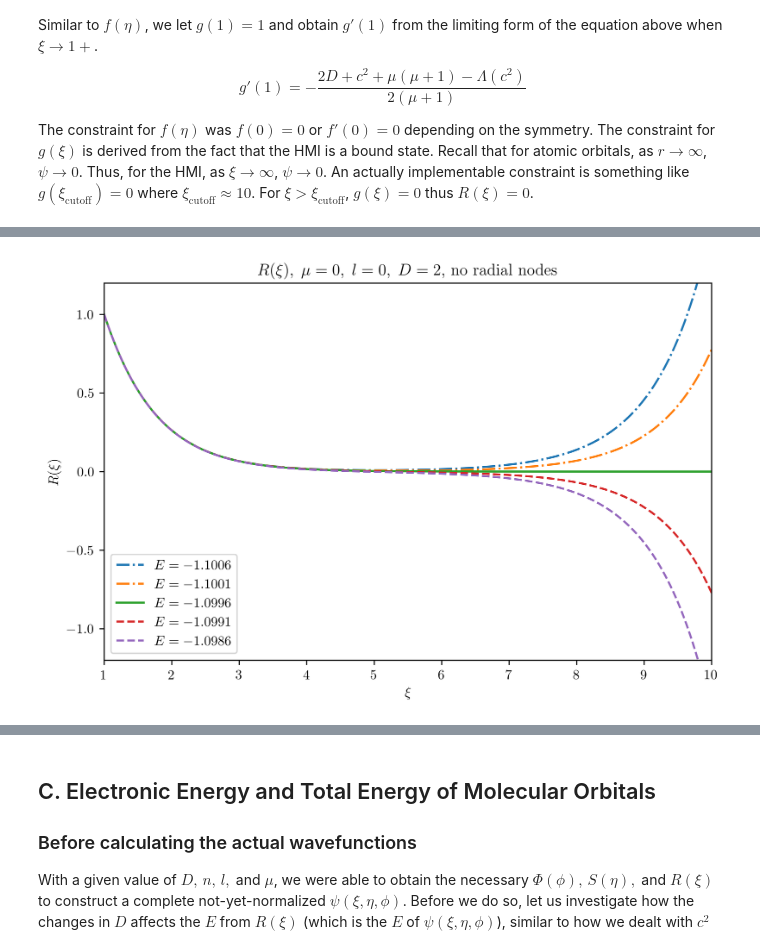
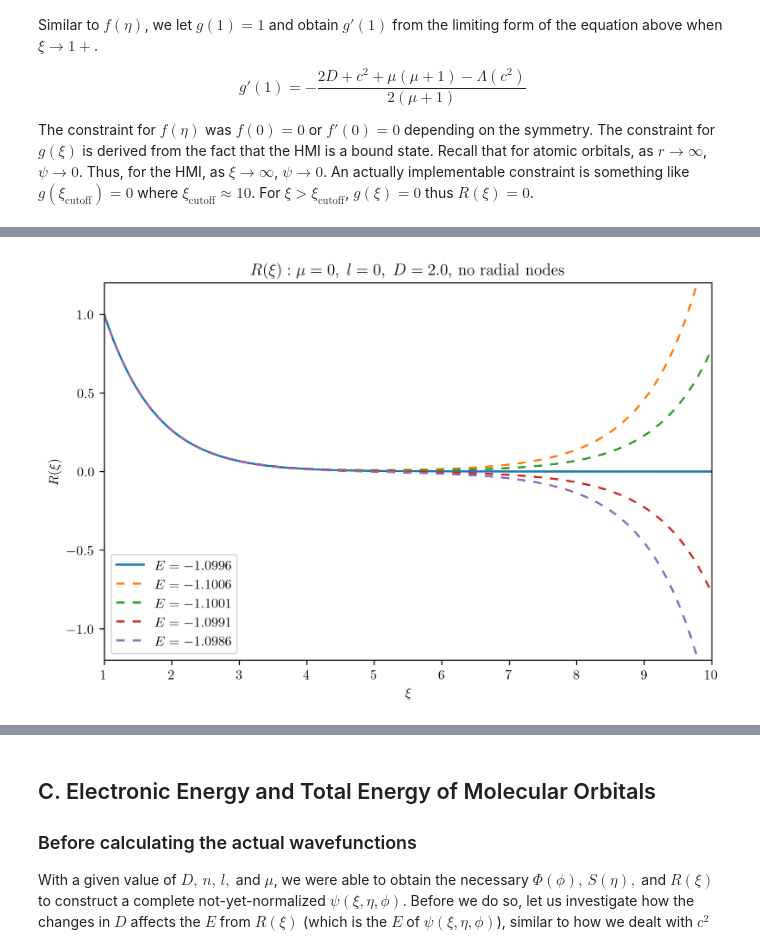
Before and after one commit to KeroseneNotForConsumption/hydrogen-molecular-ion, a Jupyter notebook: 3b_solve_R.ipynb, the cells around one changed output, grey strips where cells are left out. Cells and saved outputs as stored; diff of their text form; code cells hidden in the pictures.

```diff
--- a/3b_solve_R.ipynb
+++ b/3b_solve_R.ipynb
@@ -32,6 +32,9 @@ For this example, $\mu = 0$, $l = 0$, and $D = 2$.
 # %%
+import os
+
 import numpy as np
 from numpy import polynomial as P
+
 from scipy.integrate import solve_ivp
 from scipy.optimize import fsolve
 
@@ -46,17 +49,11 @@ plt.rcParams.update({
     "savefig.dpi": 300,
     "figure.figsize": [8.0, 5.0]})
 
-try:
-    # this may look good for retina display users
-    %config InlineBackend.figure_format = 'retina'
-except:
-    pass
-
-# lambdas we calculated before
-def get_lbda(mu, l):
-    # only for cases l <= 2
-    # lambdas we calculated before
-    import os
+# Lambdas as polynomials calculated previously
+# loaded in for use in this notebook
+def get_lbda(l, mu):
+    # only for values of mu and l
+    # with already calculated Lambdas
     filename = f"data_lbda/lbda_{mu}{l}.txt"
     filedir = os.path.join(os.path.abspath(''), filename)
     lbda_coef = None
@@ -64,69 +61,86 @@ def get_lbda(mu, l):
         lbda_coef = np.loadtxt(file)
     return P.Polynomial(lbda_coef)
 
-# mu, l, as declared above
+# l, mu, as declared above
+l = 0
 mu = 0
-l = 0
-D = 2
-lbda = get_lbda(mu, l)
+D = 2.0
+lbda = get_lbda(l, mu)
 
 # for a given E_val, solve R(xi)
-# also used to calculate g(10) for optimization
-def calculate_R(mu, l, E_val, lbda, cutoff=10, g10_instead=False):
+# also calculates g(cutoff) for optimization step
+# shown later in the notebook
+def calculate_R(l, mu, E_val, lbda, cutoff=10, g10_instead=False):
+    """Returns a series of values of R or the value of g(10)"""
     c2 = (1/2) * E_val * (D**2)
 
-    # initial value of g and g'
+    # initial value of g and g' (at xi = 1)
     q1 = np.array([1,-(2*D + c2 + mu*(mu+1) - lbda(c2))/(2*(mu+1))])
 
+    # relates g' and g'' with g and g'
     G = lambda xi, q: np.array([[0, 1],
     [-(2*D*xi + c2*(xi**2) + mu*(mu+1) - lbda(c2))/(xi**2 - 1),
     -(2*(mu+1)*xi)/(xi**2 - 1)]]) @ q
 
     # solve for g(xi) for 1 < xi <= 10
-    # exclude xi = 1 to avoid a divide-by-zero error
-    xi_span_for_calc = np.linspace(1, cutoff, cutoff*100)
-    eps = 1e-10
-    xi_span_for_calc[0] = 1 + eps
+    # exclude xi = 1 to avoid a ZeroDivisionError
+    xi_span = np.linspace(1, cutoff, cutoff*100)
+    eps = 1.0e-10
+    xi_span[0] = 1.0+eps
 
-    sol = solve_ivp(G, [1 + eps, cutoff], q1, t_eval=xi_span_for_calc)
 
-    # for optimization only
     if g10_instead:
+        # for optimization only, return value of g(10)
+        sol = solve_ivp(G, [1 + eps, cutoff], q1, t_eval=[xi_span[-1]])
         return sol.y[0][-1]
+    else:
+        sol = solve_ivp(G, [1 + eps, cutoff], q1, t_eval=xi_span)
+        # calculate R from g
+        R_vals = ((xi_span ** 2 - 1)**(mu/2)) * sol.y[0]
 
-    # calculate R from g
-    R_vals = ((xi_span_for_calc ** 2 - 1)**(mu/2)) * sol.y[0]
+        # add back R(xi) = 0 or 1 depending on mu
+        R_vals[0] = 1.0 if mu == 0 else 0.0
 
-    # add back R(xi) = 0 or 1 depending on mu
-    R_vals[0] = 1 if mu == 0 else 0
+        return xi_span, R_vals
 
-    return R_vals
 
-# use shooting method to solve
+# using the shooting method
 cutoff = 10
 E_val_guess = -1.1
-objective = np.vectorize(lambda E: calculate_R(mu, l, E, lbda, cutoff=cutoff, g10_instead=True))
+
+@np.vectorize
+def objective(E_val):
+    return calculate_R(l, mu, E_val, lbda,
+                       cutoff=cutoff, g10_instead=True)
+
 E_val_final, = fsolve(objective, E_val_guess)
 
+
 # evaluate R_vals of E_val_final -0.2, 0, +0.2
-E_vals = np.linspace(-0.001, 0.001, 5) + E_val_final
+E_vals = np.array([0, -0.001, -0.0005, 0.0005, 0.001]) + E_val_final
 
 fig, ax = plt.subplots()
 
-lss = ["-.", "-.", "-", "--", "--"]
+for ind, E_val in enumerate(E_vals):
+    xi_span, R_vals = calculate_R(l, mu, E_val, lbda)
+    E_val_label = f'$E = {E_val:.4f}$'
 
-xi_span = np.linspace(1, cutoff, cutoff*100)
+    # solid line for correct E_val, dashed for others
+    if ind == 0:
+        ls = '-'
+    else:
+        ls=(0, (4, 4))
 
-for ind, E_val in enumerate(E_vals):
-    R_vals = calculate_R(mu, l, E_val, lbda)
-    E_val_label = f'$E = {E_val:.4f}$'
-    ax.plot(xi_span, R_vals, label=E_val_label, ls=lss[ind])
-ax.set_title(fr'$R(\xi), \; \mu = {mu}, \; l = {l}, \; D = {D}$, no radial nodes')
+    ax.plot(xi_span, R_vals, label=E_val_label, ls=ls)
+
+
+ax.set_title((fr'$R(\xi) : \mu = {mu}, \; '
+             fr'l = {l}, \; D = {D}$, no radial nodes'))
 ax.legend()
 ax.set_ylim(-1.2, 1.2)
 ax.set_xlim(1, 10)
 ax.set_xlabel(r'$\xi$')
 ax.set_ylabel(r'$R(\xi)$');
 # %% [output]
-[figure, old version]
+[figure, new version]
 # %% [markdown]
```
Also changed, not shown: parts of 13 cells of this notebook, 5 other files.
